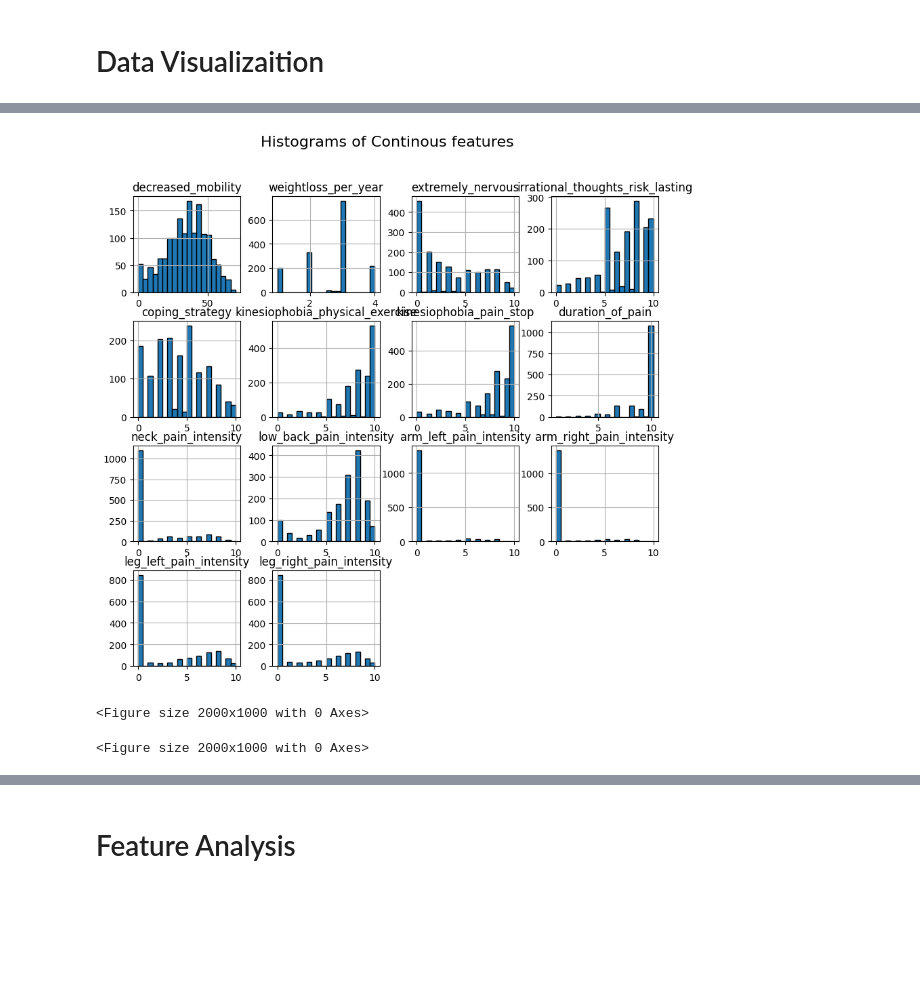
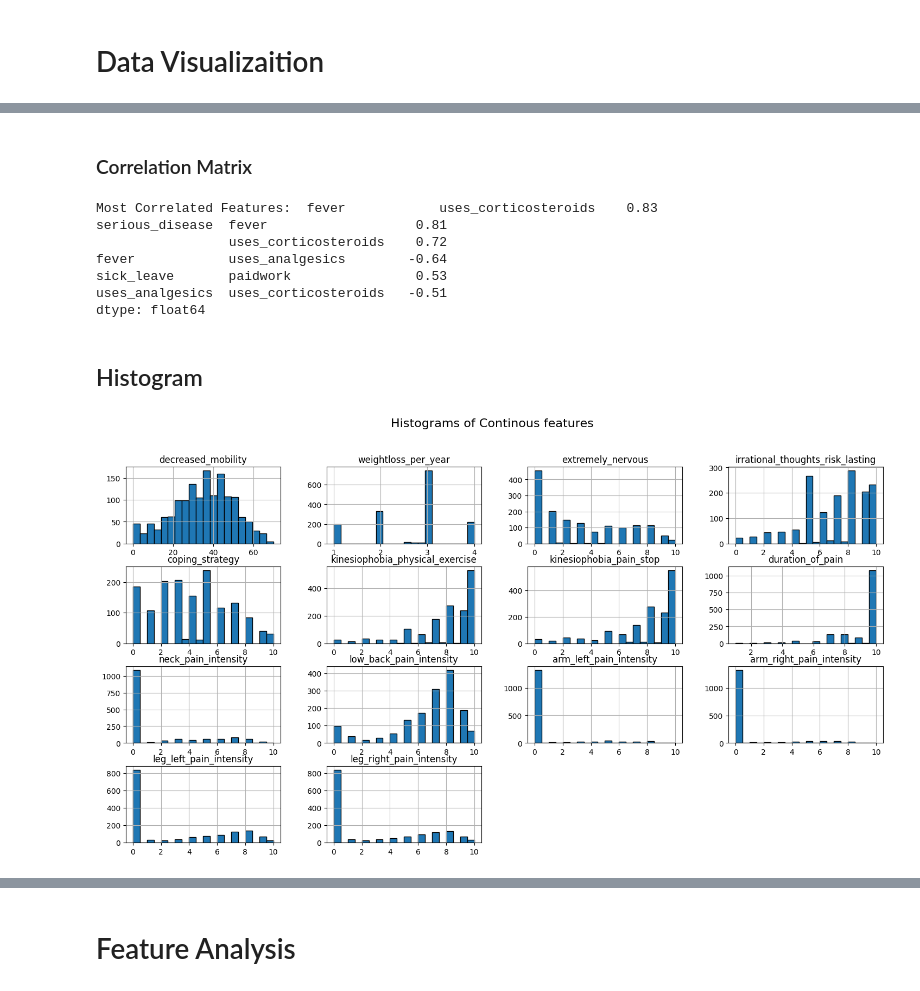
Before and after one commit to mard4/data-science, a Jupyter notebook: project/data_preprocessing.ipynb, the cells around one changed output, grey strips where cells are left out. Cells and saved outputs as stored; diff of their text form; code cells hidden in the pictures; blank space fills up the shorter version.

```diff
--- a/project/data_preprocessing.ipynb
+++ b/project/data_preprocessing.ipynb
@@ -33,12 +38,10 @@ radvice = pd.read_sql('SELECT * FROM project.radvice', engine)
 work = pd.read_sql('SELECT * FROM project.work', engine)
 # %%
 def convert_bool_to_int(table, engine, table_name):
-    # Recupera colonne booleane vere da PostgreSQL
+    """Get Boolean columns from PostgreSQL and convert them to int64 to overcome with NANs"""
     bool_cols = get_boolean_columns(engine, 'project', table_name)
-    print(bool_cols)
-    # Convertili subito in int64 (1/0 + NaN) o float se preferisci
     for col in bool_cols:
-        table[col] = table[col].astype(float)  # oppure .astype(float)
+        table[col] = table[col].astype(float)
     return table
 
 clinical = convert_bool_to_int(clinical, engine, 'clinical')
@@ -47,3 +50,4 @@ patient = convert_bool_to_int(patient, engine, 'patient')
 psychological = convert_bool_to_int(psychological, engine, 'psychological')
 radvice = convert_bool_to_int(radvice, engine, 'radvice')
 work = convert_bool_to_int(work, engine, 'work')
+#patient.serious_disease.value_counts(dropna=False)
@@ -65,17 +54,9 @@ Name: count, dtype: int64
 # %%
 # Join all the tables
 df_merged = radvice.merge(patient, left_on='patient_id', right_on='patient_id', how='left')
-
-# Join: + clinical
-df_merged = df_merged.merge(clinical, left_on='clinical_id', right_on='clinical_id', how='left')
-
-# Join: + psychological
-df_merged = df_merged.merge(psychological, left_on='psychological_id', right_on='psychological_id', how='left')
-
-# Join: + pain
-df_merged = df_merged.merge(pain, left_on='pain_id', right_on='pain_id', how='left')
-
-# Join: + work
-df_merged = df_merged.merge(work, left_on='work_id', right_on='work_id', how='left')
-
-df_merged = df_merged.drop(columns=['clinical_id', 'psychological_id', 'pain_id', 'work_id', 'patient_id','treatment_description'])
+df_merged = df_merged.merge(clinical, left_on='patient_id', right_on='patient_id', how='left')
+df_merged = df_merged.merge(psychological, left_on='patient_id', right_on='patient_id', how='left')
+df_merged = df_merged.merge(pain, left_on='patient_id', right_on='patient_id', how='left')
+df_merged = df_merged.merge(work, left_on='patient_id', right_on='patient_id', how='left')
+df_merged = df_merged.drop(columns=['patient_id','treatment_description'])
+print("Check final size of df: ", len(df_merged))
@@ -203,15 +100,36 @@ dtype: float64
+# %% [markdown]
+### Correlation Matrix
+# %%
+corr = df_final.drop(columns=['age']).corr().round(2)
+mask = np.triu(np.ones(corr.shape), k=1).astype(bool)
+
+#plt.figure(figsize=(10, 5))
+##sns.heatmap(corr, annot=True, annot_kws={"size":6},vmax=1, vmin=-1, center=0, cmap='vlag',mask=mask)
+
+corr_masked = corr.mask(mask)
+corr_masked.style.background_gradient(cmap='coolwarm')#.set_precision(2)
+plt.show()
+
+strong_corr = corr_masked.unstack().dropna()
+strong_corr = strong_corr[(strong_corr.abs() > 0.5) & (strong_corr.abs() < 1.0)]
+strong_corr = strong_corr.sort_values(key=np.abs, ascending=False)
+print("Most Correlated Features: ", strong_corr)
+# %% [output]
+Most Correlated Features:  fever            uses_corticosteroids    0.83
+serious_disease  fever                   0.81
+                 uses_corticosteroids    0.72
+fever            uses_analgesics        -0.64
+sick_leave       paidwork                0.53
+uses_analgesics  uses_corticosteroids   -0.51
+dtype: float64
+# %% [markdown]
+## Histogram
 # %%
 numeric_df = df_final.select_dtypes(include=['int64', 'float64', 'Int64'])
 numeric_df = numeric_df.loc[:, (numeric_df > 1).any()]
 numeric_df = numeric_df.iloc[:,1:]
-numeric_df.hist(figsize=(10, 9), bins=20, edgecolor="black")
-import matplotlib.pyplot as plt
-import seaborn as sns
+numeric_df.hist(figsize=(18, 9), bins=20, edgecolor="black")
 plt.suptitle("Histograms of Continous features", fontsize=16)
 plt.show()
-
-plt.figure(figsize=(20, 10))
 # %% [output]
-[figure, old version]
+[figure, new version]
-<Figure size 2000x1000 with 0 Axes>
-<Figure size 2000x1000 with 0 Axes>
```
Also changed, not shown: parts of 58 cells of this notebook, 2 other files.
